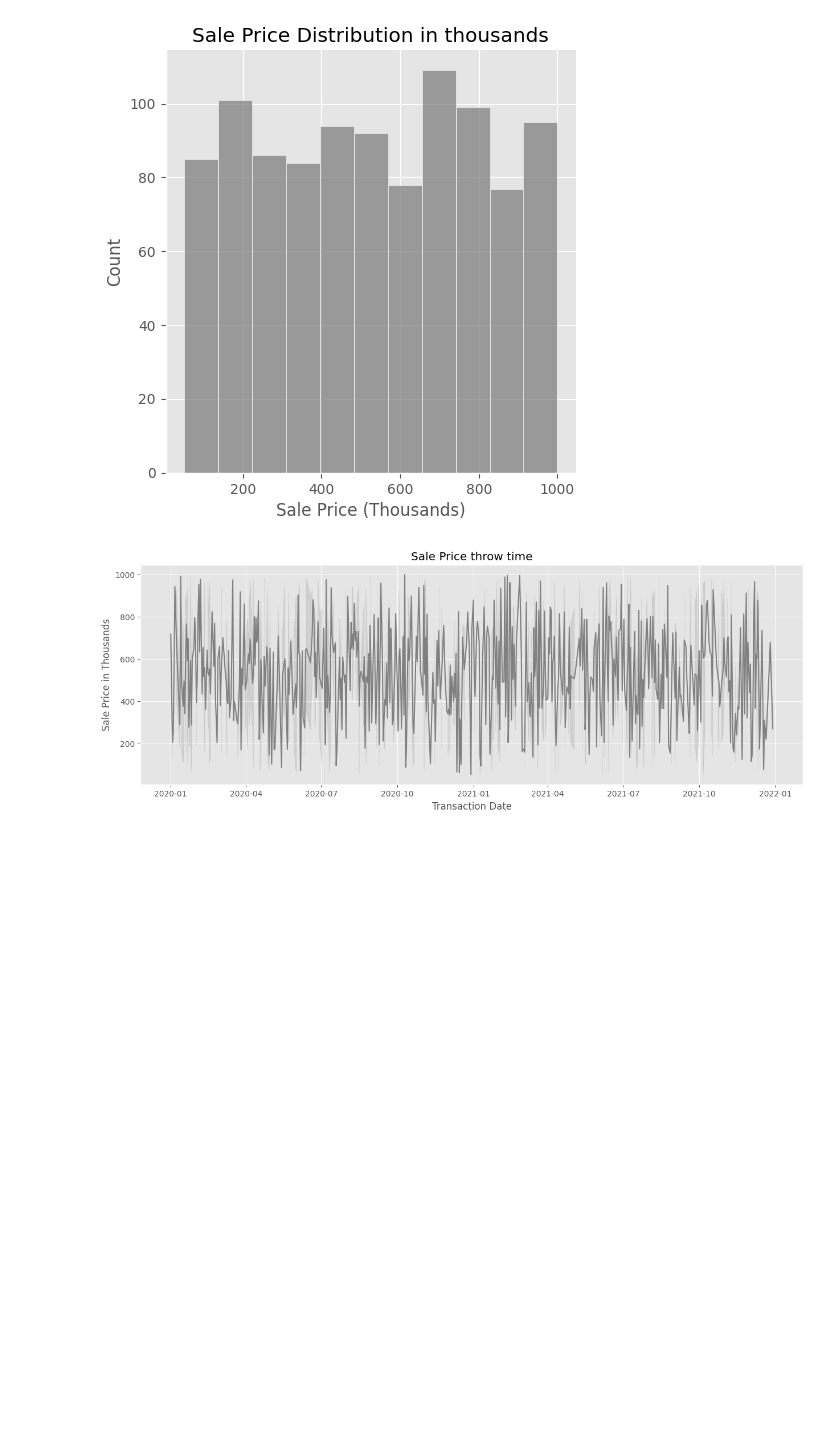
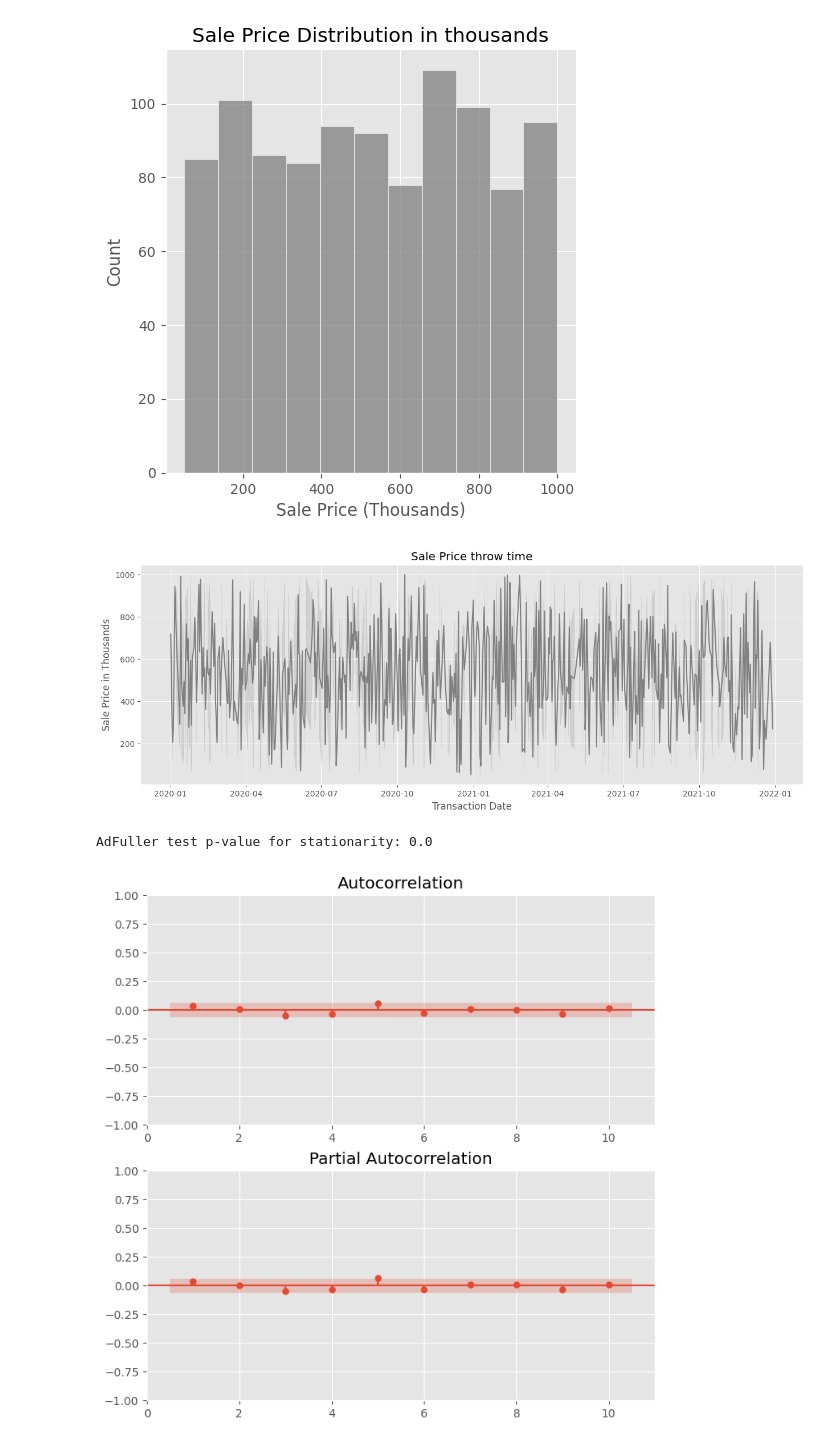
Before and after one commit to Julio-M-Siqueira/aMORA-Test, a Jupyter notebook: notebook.ipynb, the cells around one changed output. Saved outputs shown, nothing was run; the diff lists cells and outputs as text; code cells hidden in the pictures; blank space fills up the shorter version.

```diff
--- a/notebook.ipynb
+++ b/notebook.ipynb
@@ -342,5 +351,16 @@ plt.ylabel('Sale Price in Thousands')
 plt.show()
 # %% [output]
 [figure]
+# %%
+results = adfuller(df['sale_price'])
+print(f'AdFuller test p-value for stationarity: {results[1]}')
+
+fig, (ax1, ax2) = plt.subplots(2, 1, figsize=(8,8))
+plot_acf(df['sale_price'], lags=10, zero=False, ax=ax1)
+plot_pacf(df['sale_price'], lags=10, zero=False, ax=ax2)
+plt.show()
+# %% [output]
+AdFuller test p-value for stationarity: 0.0
+[figure, added]
 # %% [markdown]
 #### Exploring the categorical features
```
Also changed, not shown: parts of 13 cells of this notebook.
